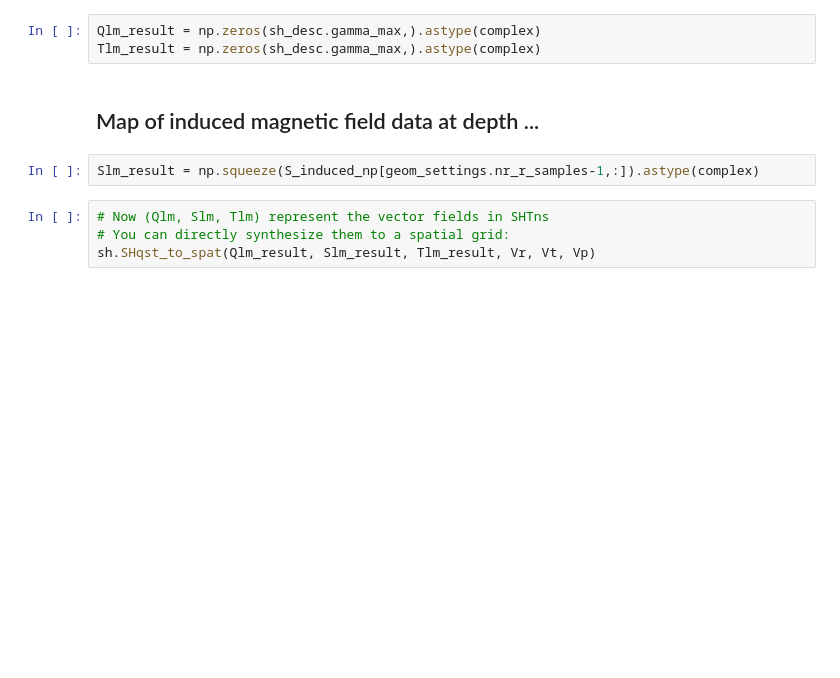
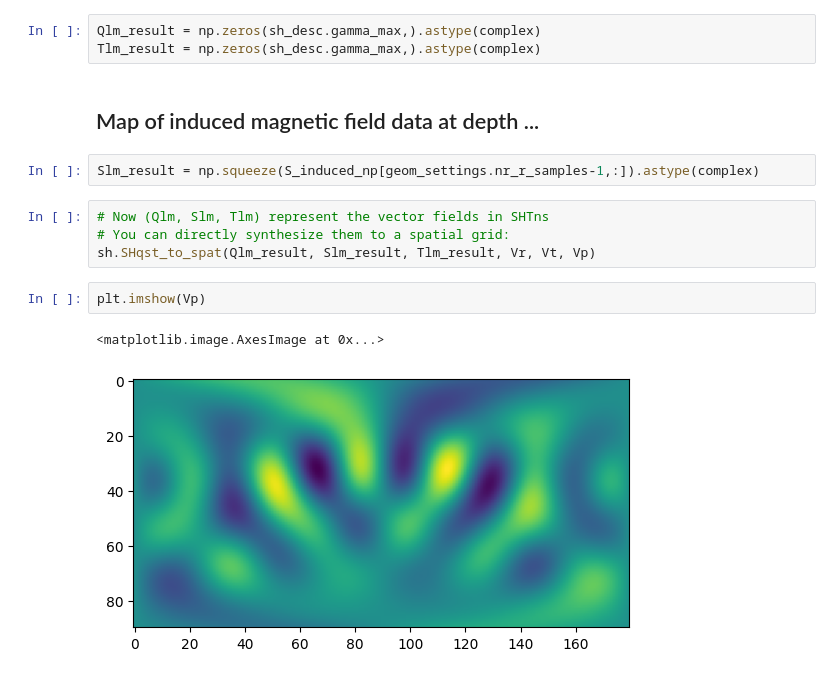
Before and after one commit to lukacskuslits/kuslits-et-al-current-loops, a Jupyter notebook: moving-sources-gpu/Compute-approx-coeffs-galerkin-shtns.ipynb, the cells around one changed output. Cells and saved outputs as stored; diff of their text form; blank space fills up the shorter version.

```diff
--- a/moving-sources-gpu/Compute-approx-coeffs-galerkin-shtns.ipynb
+++ b/moving-sources-gpu/Compute-approx-coeffs-galerkin-shtns.ipynb
@@ -1032,4 +1052,9 @@ Slm_result = np.squeeze(S_induced_np[geom_settings.nr_r_samples-1,:]).astype(com
 # Now (Qlm, Slm, Tlm) represent the vector fields in SHTns
 # You can directly synthesize them to a spatial grid:
 sh.SHqst_to_spat(Qlm_result, Slm_result, Tlm_result, Vr, Vt, Vp)
+# %%
+plt.imshow(Vp)
+# %% [output]
+<matplotlib.image.AxesImage at 0x...>
+[figure, added]
 # %%
```
Also changed, not shown: parts of 11 cells of this notebook.
